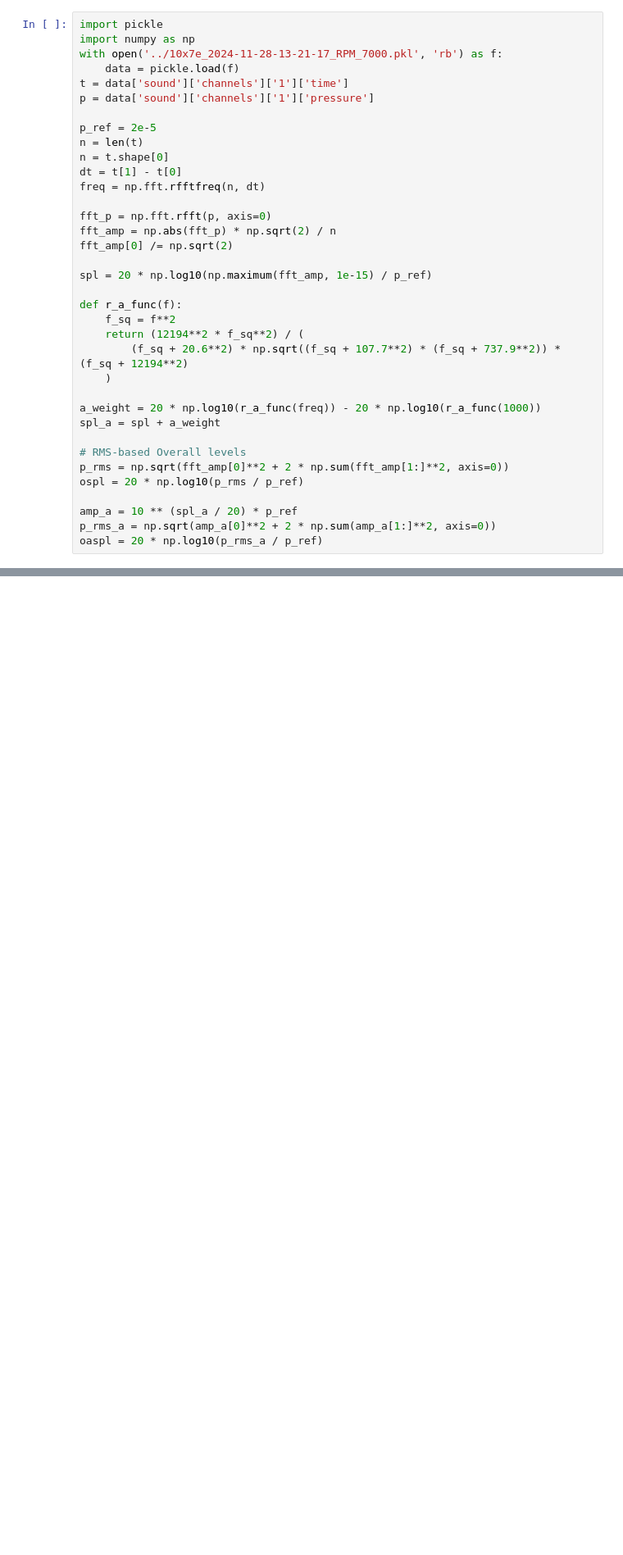
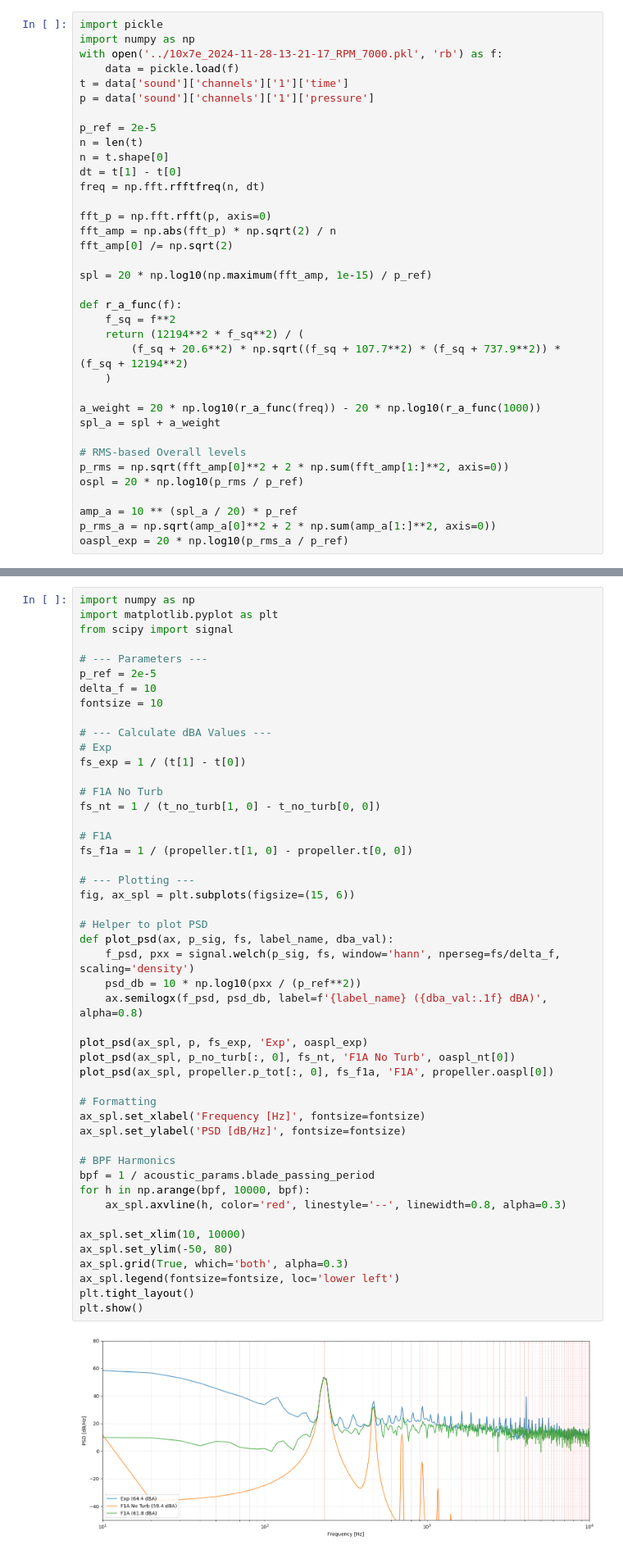
Before and after one commit to Frxljord/FastBEMT, a Jupyter notebook: turbulence/turbulenceInflowTest.ipynb, the cells around one changed output, grey strips where cells are left out. Shown at 82% size. Cells and saved outputs as stored; diff of their text form; blank space fills up the shorter version.

```diff
--- a/turbulence/turbulenceInflowTest.ipynb
+++ b/turbulence/turbulenceInflowTest.ipynb
@@ -343,4 +323,4 @@ ospl = 20 * np.log10(p_rms / p_ref)
 
 amp_a = 10 ** (spl_a / 20) * p_ref
 p_rms_a = np.sqrt(amp_a[0]**2 + 2 * np.sum(amp_a[1:]**2, axis=0))
-oaspl = 20 * np.log10(p_rms_a / p_ref)
+oaspl_exp = 20 * np.log10(p_rms_a / p_ref)
@@ -427,0 +327,50 @@ plt.show()
+# %%
+import numpy as np
+import matplotlib.pyplot as plt
+from scipy import signal
+
+# --- Parameters ---
+p_ref = 2e-5
+delta_f = 10
+fontsize = 10
+
+# --- Calculate dBA Values ---
+# Exp
+fs_exp = 1 / (t[1] - t[0])
+
+# F1A No Turb
+fs_nt = 1 / (t_no_turb[1, 0] - t_no_turb[0, 0])
+
+# F1A
+fs_f1a = 1 / (propeller.t[1, 0] - propeller.t[0, 0])
+
+# --- Plotting ---
+fig, ax_spl = plt.subplots(figsize=(15, 6))
+
+# Helper to plot PSD
+def plot_psd(ax, p_sig, fs, label_name, dba_val):
+    f_psd, pxx = signal.welch(p_sig, fs, window='hann', nperseg=fs/delta_f, scaling='density')
+    psd_db = 10 * np.log10(pxx / (p_ref**2))
+    ax.semilogx(f_psd, psd_db, label=f'{label_name} ({dba_val:.1f} dBA)', alpha=0.8)
+
+plot_psd(ax_spl, p, fs_exp, 'Exp', oaspl_exp)
+plot_psd(ax_spl, p_no_turb[:, 0], fs_nt, 'F1A No Turb', oaspl_nt[0])
+plot_psd(ax_spl, propeller.p_tot[:, 0], fs_f1a, 'F1A', propeller.oaspl[0])
+
+# Formatting
+ax_spl.set_xlabel('Frequency [Hz]', fontsize=fontsize)
+ax_spl.set_ylabel('PSD [dB/Hz]', fontsize=fontsize)
+
+# BPF Harmonics
+bpf = 1 / acoustic_params.blade_passing_period
+for h in np.arange(bpf, 10000, bpf):
+    ax_spl.axvline(h, color='red', linestyle='--', linewidth=0.8, alpha=0.3)
+
+ax_spl.set_xlim(10, 10000)
+ax_spl.set_ylim(-50, 80)
+ax_spl.grid(True, which='both', alpha=0.3)
+ax_spl.legend(fontsize=fontsize, loc='lower left')
+plt.tight_layout()
+plt.show()
+# %% [output]
+[figure, added]
```
Also changed, not shown: parts of 10 cells of this notebook, 16 other files.
